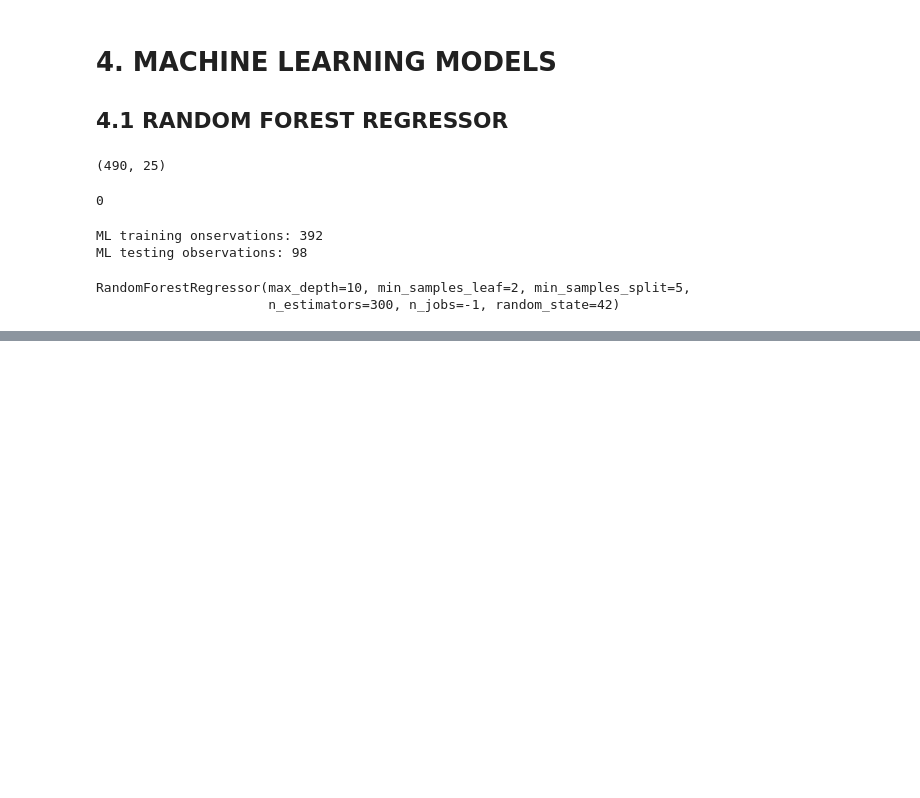
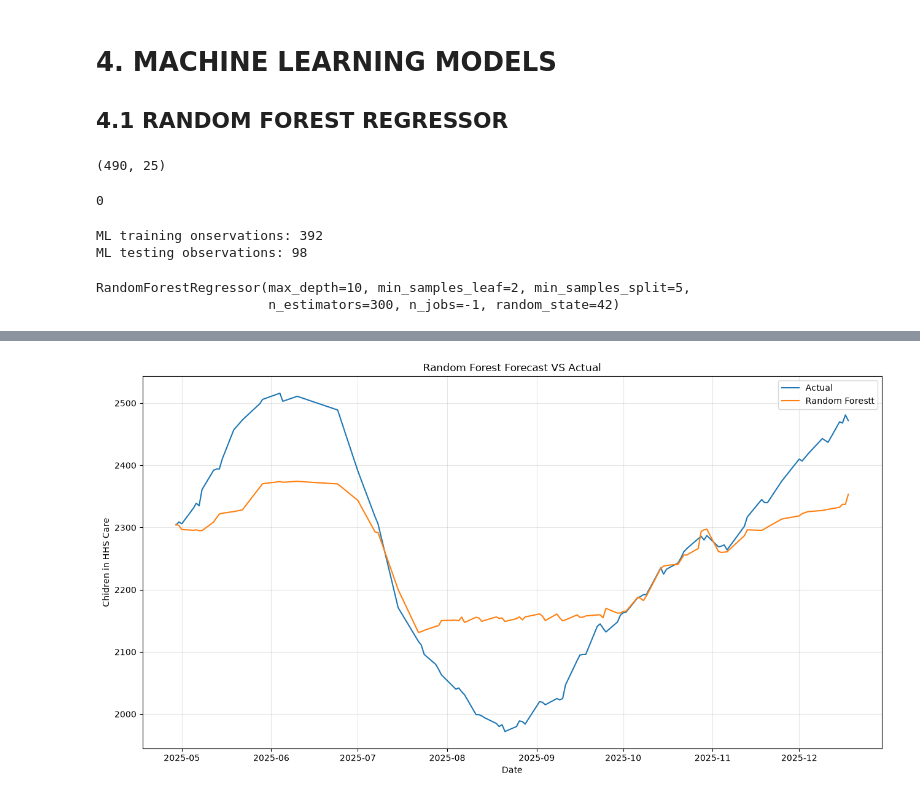
Before and after one commit to shivani1707s/Predictive-Forecasting-HHS, a Jupyter notebook: notebooks/Modeling.ipynb, the cells around one changed output, grey strips where cells are left out. Saved outputs shown, nothing was run; the diff lists cells and outputs as text; code cells hidden in the pictures; blank space fills up the shorter version.

```diff
--- a/notebooks/Modeling.ipynb
+++ b/notebooks/Modeling.ipynb
@@ -432,0 +487,24 @@ rf_predication=rf_model.predict(x_test)
+# %%
+plt.figure(figsize=(13,7))
+
+plt.plot(
+    ml_test["Date"],
+    y_test,
+    label="Actual"
+)
+
+plt.plot(
+    ml_test["Date"],
+    rf_predication,
+    label="Random Forestt"
+)
+
+plt.title("Random Forest Forecast VS Actual")
+plt.xlabel("Date")
+plt.ylabel("Chidren in HHS Care")
+plt.legend()
+plt.grid(alpha=0.3)
+plt.tight_layout()
+plt.show()
+# %% [output]
+[figure, added]
```
Also changed, not shown: parts of 12 cells of this notebook.
